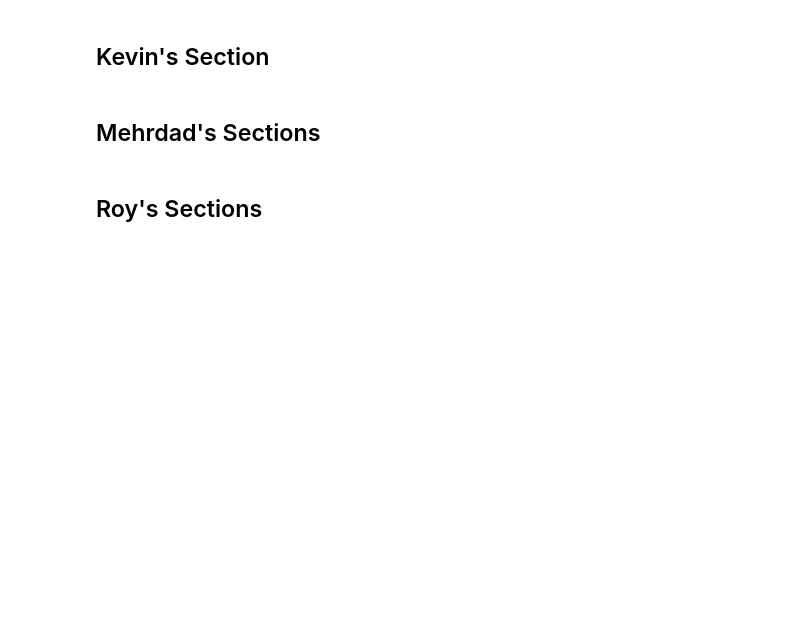
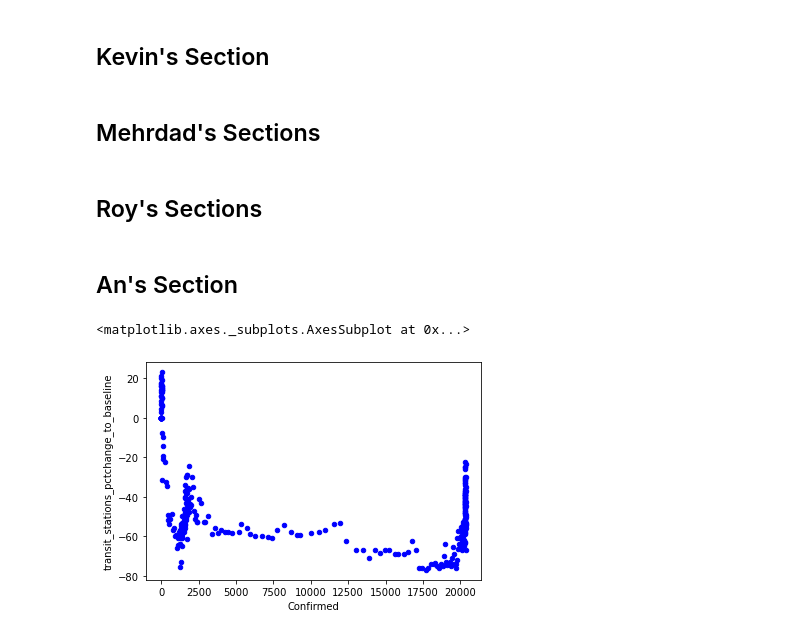
Before and after one commit to ArronxNguyen/Assignment_1, a Jupyter notebook: Mainscript_v0.1.ipynb, the cells around one changed output. Saved outputs shown, nothing was run; the diff lists cells and outputs as text; code cells hidden in the pictures; blank space fills up the shorter version.

```diff
--- a/Mainscript_v0.1.ipynb
+++ b/Mainscript_v0.1.ipynb
@@ -173,3 +156,14 @@ working_df.plot(kind = "scatter", x='date', y='residential_pctchange_to_baseline
 ## Mehrdad's Sections
 # %% [markdown]
 ## Roy's Sections
+# %% [markdown]
+## An's Section
+# %%
+# reviewing the data
+vic_df = working_df.loc[working_df["state"]=="Victoria",:]
+
+
+vic_df.plot(kind = "scatter", x='Confirmed', y='transit_stations_pctchange_to_baseline', color="blue")
+# %% [output]
+<matplotlib.axes._subplots.AxesSubplot at 0x...>
+[figure, added]
```
Also changed, not shown: parts of 4 cells of this notebook.
